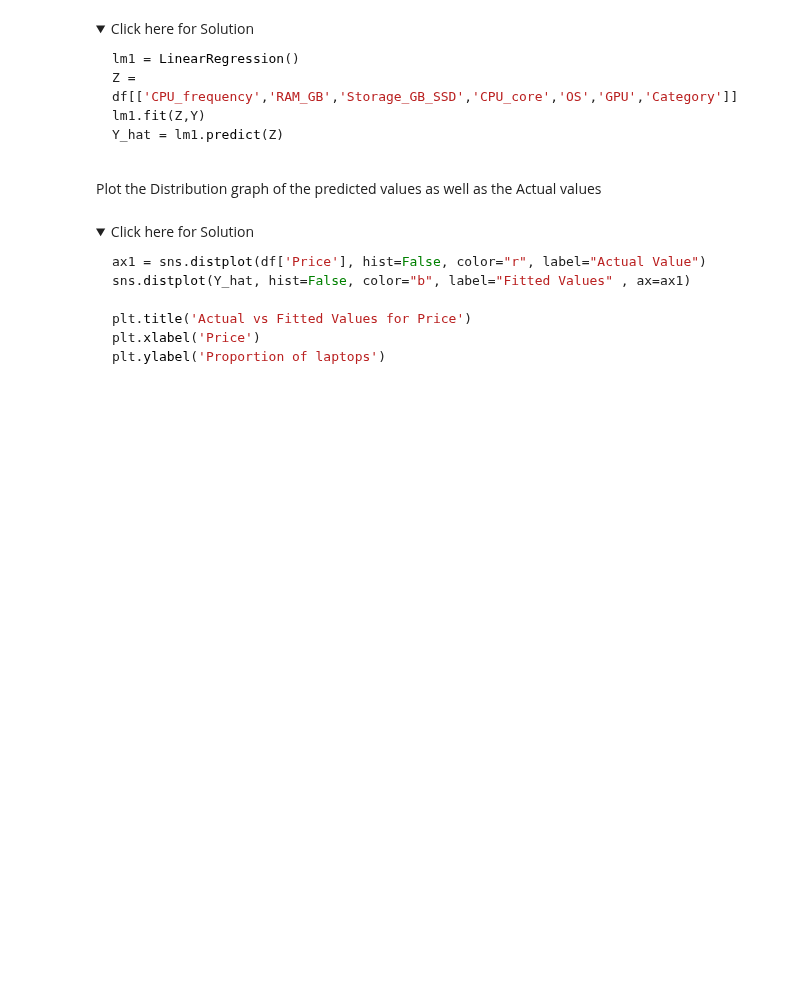
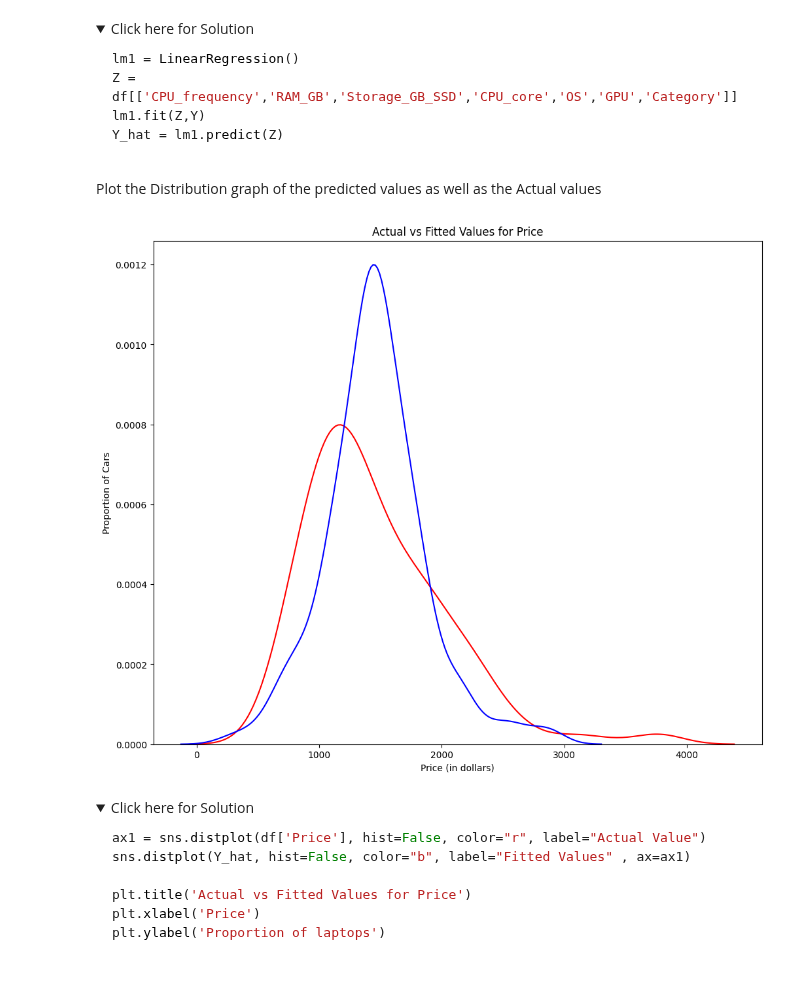
Before and after one commit to CxLos/IBM-Practice-Labs, a Jupyter notebook: 7. Data Analysis with Python/W4 - Model Development/Labs/practice_model_development_laptops.jupyterlite.ipynb, the cells around one changed output. Cells and saved outputs as stored; diff of their text form; code cells hidden in the pictures; folded sections open; blank space fills up the shorter version.

```diff
--- a/7. Data Analysis with Python/W4 - Model Development/Labs/practice_model_development_laptops.jupyterlite.ipynb
+++ b/7. Data Analysis with Python/W4 - Model Development/Labs/practice_model_development_laptops.jupyterlite.ipynb
@@ -165,6 +197,13 @@ print('The mean square error of price and predicted value is: ', mse_slr)
 The parameters which have a low enough p-value so as to indicate strong relationship with the 'Price' value are 'CPU_frequency', 'RAM_GB', 'Storage_GB_SSD', 'CPU_core', 'OS', 'GPU' and 'Category'. Use all these variables to create a Multiple Linear Regression system.
 # %%
 # Write your code below and press Shift+Enter to execute
+lm1 = LinearRegression()
+
+Z = df[['CPU_frequency', 'RAM_GB', 'Storage_GB_SSD', 'CPU_core', 'OS', 'GPU', 'Category']]
+Y = df['Price']
+
+lm1.fit(Z, Y)
+Yhat = lm1.predict(Z)
 # %% [markdown]
 <details>
     <summary>Click here for Solution</summary>
@@ -181,6 +220,23 @@ Y_hat = lm1.predict(Z)
 Plot the Distribution graph of the predicted values as well as the Actual values
 # %%
 # Write your code below and press Shift+Enter to execute
+width = 12
+height = 10
+
+plt.figure(figsize=(width, height))
+
+ax1 = sns.distplot(df['Price'], hist=False, color="r", label="Actual Value")
+sns.distplot(Yhat, hist=False, color="b", label="Fitted Values" , ax=ax1)
+
+
+plt.title('Actual vs Fitted Values for Price')
+plt.xlabel('Price (in dollars)')
+plt.ylabel('Proportion of Cars')
+
+plt.show()
+plt.close()
+# %% [output]
+[figure, added]
 # %% [markdown]
 <details>
     <summary>Click here for Solution</summary>
```
Also changed, not shown: parts of 13 cells of this notebook, 4 other files.
